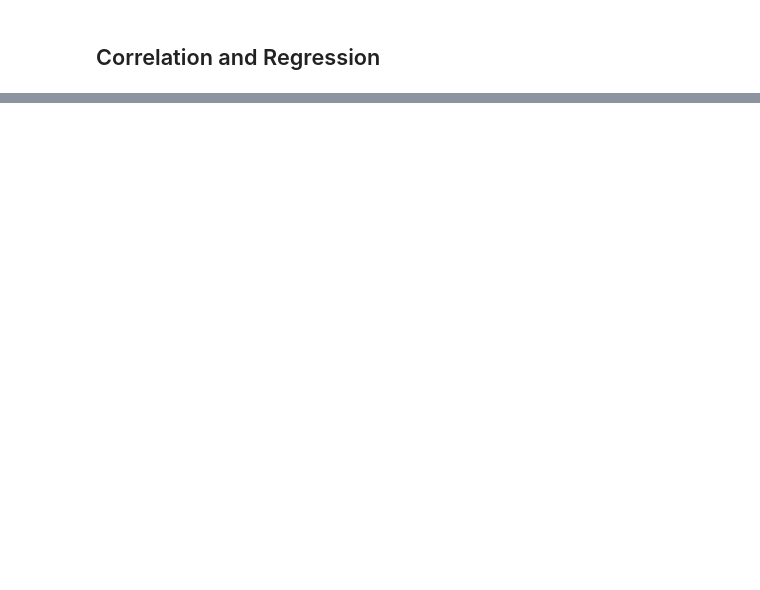
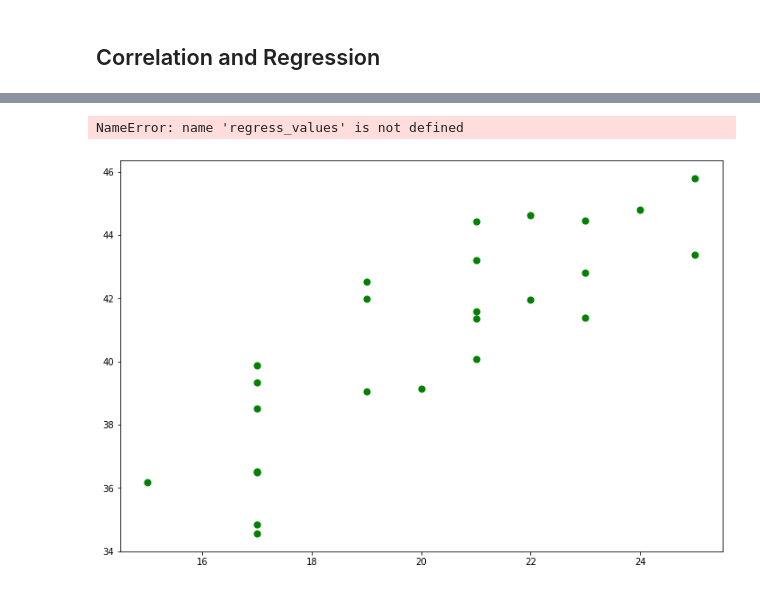
Before and after one commit to 104ambrown/Mtplotlib-challenge, a Jupyter notebook: Pymaceuticals/start_to_removeduplicates_+TVcode_firstatt.ipynb, the cells around one changed output, grey strips where cells are left out. Saved outputs shown, nothing was run; the diff lists cells and outputs as text; code cells hidden in the pictures; blank space fills up the shorter version.

```diff
--- a/Pymaceuticals/start_to_removeduplicates_+TVcode_firstatt.ipynb
+++ b/Pymaceuticals/start_to_removeduplicates_+TVcode_firstatt.ipynb
@@ -472,0 +482,17 @@ pl
+# %%
+# Calculating the linear regression model
+x_values = cap_avgVol['Weight (g)']
+y_values = cap_avgVol['Tumor Volume (mm3)']
+
+(slope, intercept, rvalue, pvalue, stderr) = linregress(x_values, y_values)
+regress_value = x_values * slope + intercept
+
+print(f"slope:{slope}")
+print(f"intercept:{intercept}")
+print(f"rvalue (Correlation coefficient):{regress_value}")
+print(f"pandas (Correlation coefficient):{cor_coefficient}")
+print(f"stderr:{stderr}")
+
+
+line_equation = f"y = {round(slope,2)}x + {round(intercept,2)}"
+print(line_equation)
@@ -472,0 +517,17 @@ pl
+# %%
+# Adding the linear regression model to the the scatter plot
+fig1, ax1 = plt.subplots(figsize=(12, 8))
+plt.scatter(x_values,y_values,s=50,color="g")
+plt.plot(x_values,regress_values,"r-")
+plt.title('Mouse Weight vs. Average Tumor Volume with Regression',fontsize=24)
+plt.xlabel('Weight (g)',fontsize=14)
+plt.ylabel('Average Tumor Volume (mm3)',fontsize=14)
+ax1.annotate(line_equation,xy=(20,40), xycoords='data',xytext=(0.8,0.95),textcoords='axes fraction',horizontalalignment='right',verticalalignment='top',fontsize=24,color="orange")
+
+print(f"The r-squared value is {rvalue**2}")
+
+plt.savefig("C:/Users/abrow/Desktop/EMERSON_BOOTCAMP/BOOTCAMP_AMB/Homeworks/HW5_10-16-21_Matplotlib_Homework/Mtplotlib-challenge/Images/regress_scatter_plot.png")
+plt.show()
+# %% [output]
+NameError: name 'regress_values' is not defined
+[figure, added]
```
Also changed, not shown: parts of 5 cells of this notebook, 1 other file.
